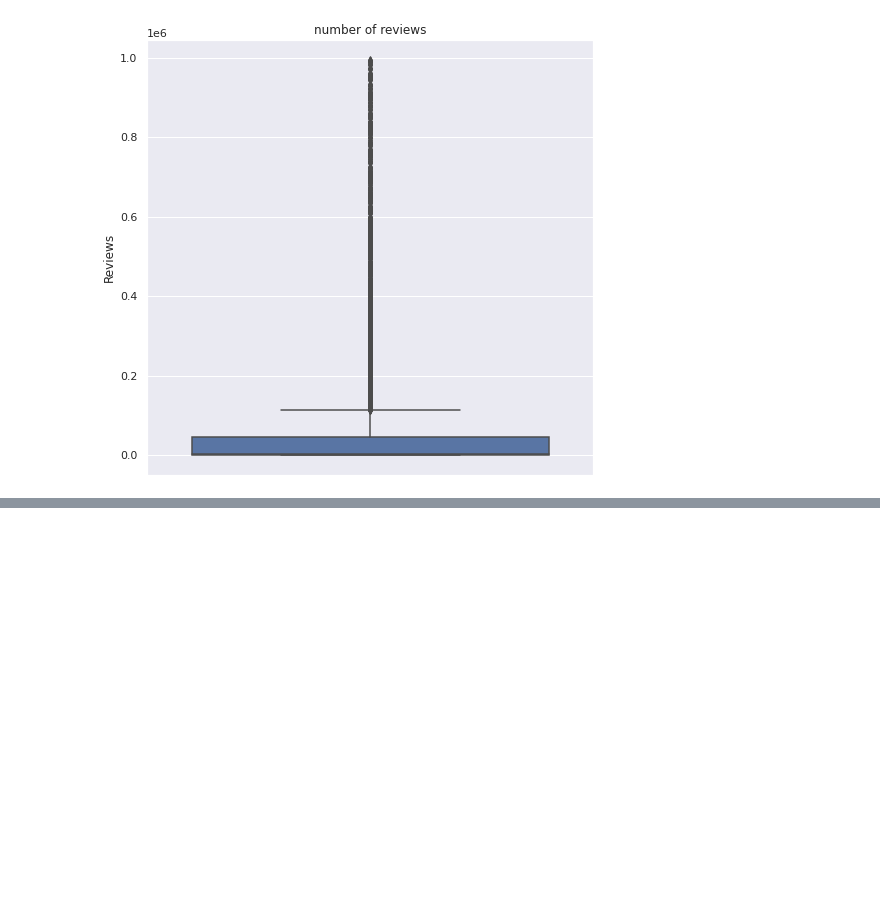
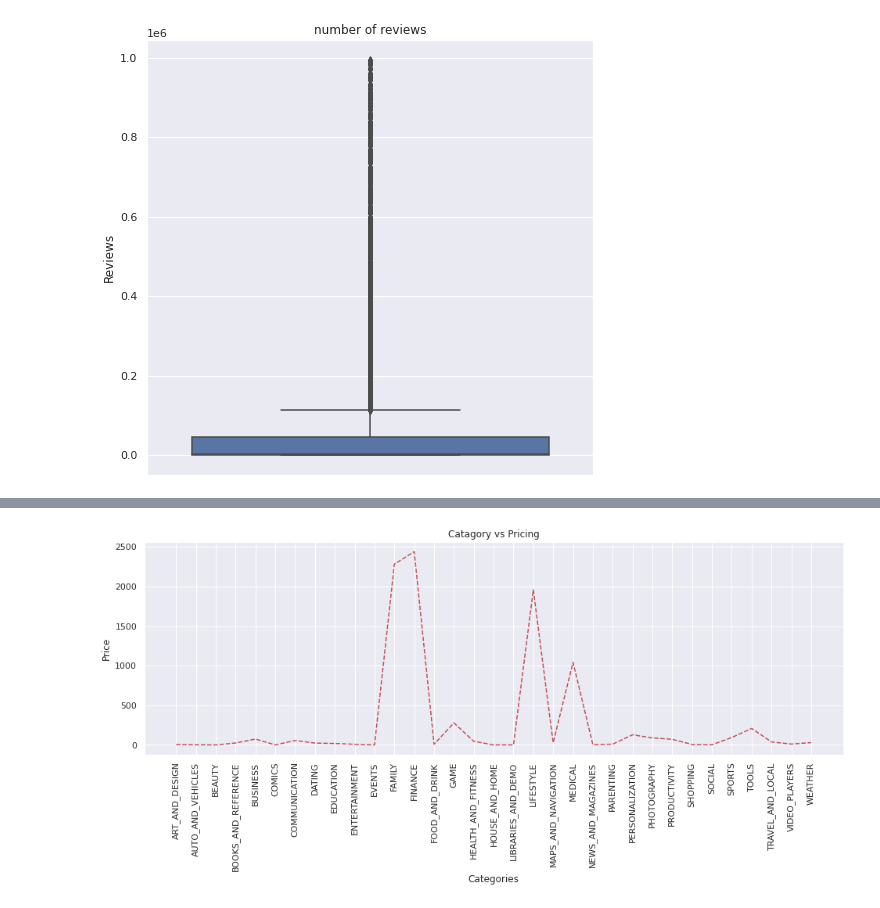
Before and after one commit to DeepakSingh1992/EDA-PROJECT, a Jupyter notebook: Deepak_Singh_EDA_of_Play_Store_App_Review_Analysis_Capstone_Project.ipynb, the cells around one changed output, grey strips where cells are left out. Saved outputs shown, nothing was run; the diff lists cells and outputs as text; code cells hidden in the pictures; blank space fills up the shorter version.

```diff
--- a/Deepak_Singh_EDA_of_Play_Store_App_Review_Analysis_Capstone_Project.ipynb
+++ b/Deepak_Singh_EDA_of_Play_Store_App_Review_Analysis_Capstone_Project.ipynb
@@ -669,0 +710,11 @@ plt.show()
+# %%
+# plotting graph of category vs pricing
+plt.figure(figsize = (16, 5))
+plt.plot(y, 'r--', color = 'r')
+plt.xticks( rotation = 90)
+plt.title("Catagory vs Pricing")
+plt.xlabel("Categories")
+plt.ylabel("Price")
+plt.show()
+# %% [output]
+[figure, added]
```
Also changed, not shown: parts of 7 cells of this notebook.
